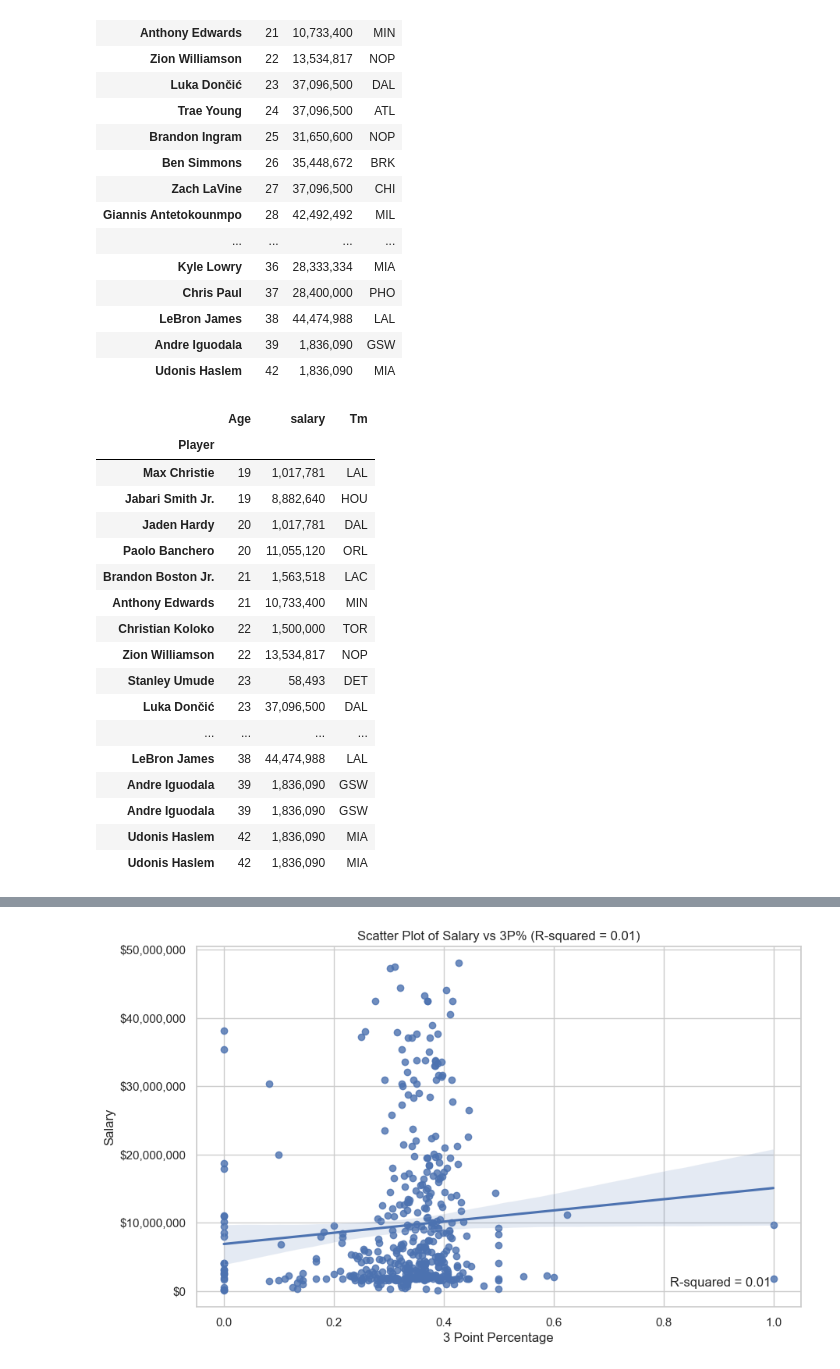
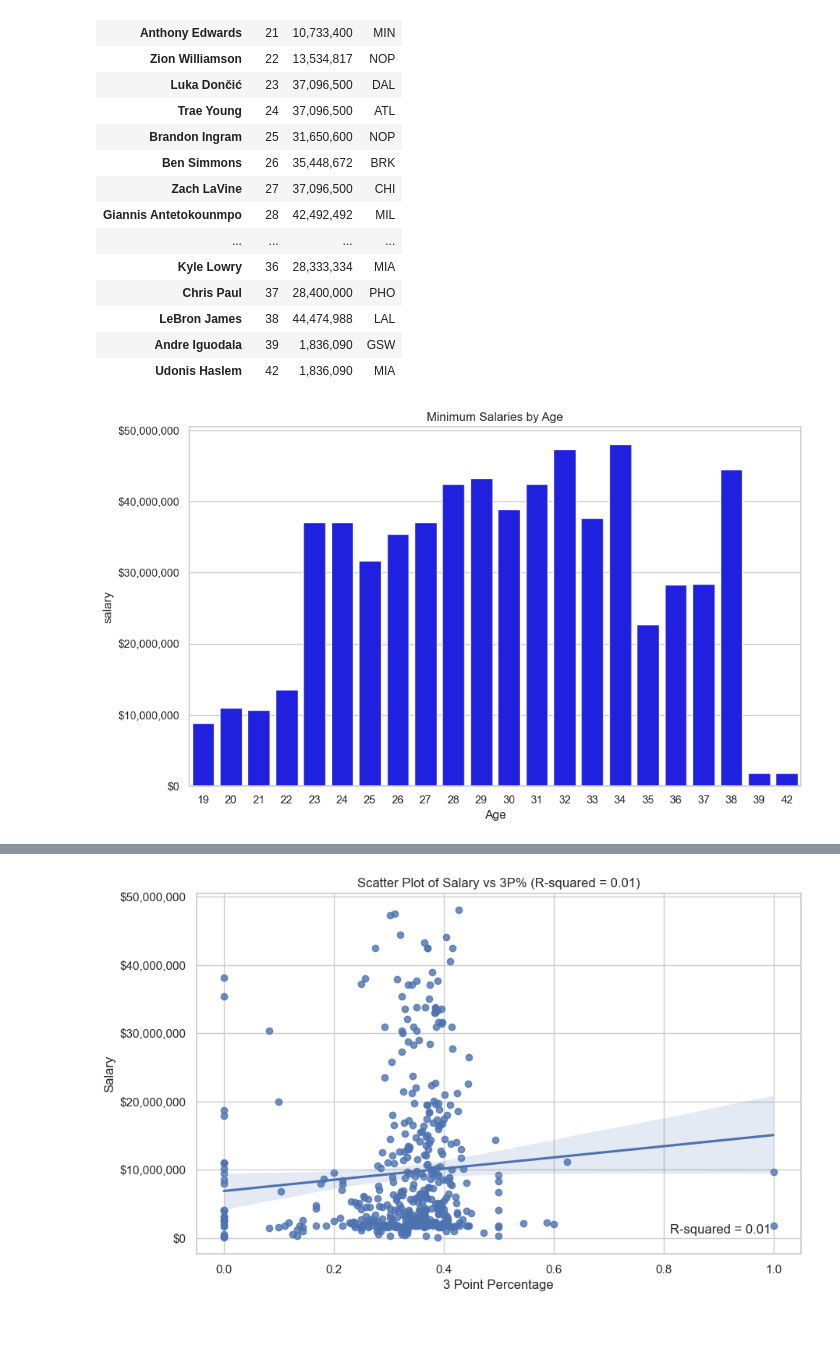
Before and after one commit to Harg-Ryan/NBA-Salary-Exploratory-Analysis-2022_23-Season, a Jupyter notebook: notebooks/NBASalaryAnalysisReport.ipynb, the cells around one changed output, grey strips where cells are left out. Drawn from its saved outputs; the diff is of its cells as text; code cells hidden in the pictures; blank space fills up the shorter version.

```diff
--- a/notebooks/NBASalaryAnalysisReport.ipynb
+++ b/notebooks/NBASalaryAnalysisReport.ipynb
@@ -472,27 +476,22 @@ side_by_side(min, max)
 | LeBron James | 38 | 44,474,988 | LAL |
 | Andre Iguodala | 39 | 1,836,090 | GSW |
 | Udonis Haslem | 42 | 1,836,090 | MIA |
-# %%
-result = pd.concat([min, max])
-
-result = result.sort_values(by='Age')
-result
-# %% [output]
-|  | Age | salary | Tm |
-| Player |  |  |  |
-| Max Christie | 19 | 1,017,781 | LAL |
-| Jabari Smith Jr. | 19 | 8,882,640 | HOU |
-| Jaden Hardy | 20 | 1,017,781 | DAL |
-| Paolo Banchero | 20 | 11,055,120 | ORL |
-| Brandon Boston Jr. | 21 | 1,563,518 | LAC |
-| Anthony Edwards | 21 | 10,733,400 | MIN |
-| Christian Koloko | 22 | 1,500,000 | TOR |
-| Zion Williamson | 22 | 13,534,817 | NOP |
-| Stanley Umude | 23 | 58,493 | DET |
-| Luka Dončić | 23 | 37,096,500 | DAL |
-| ... | ... | ... | ... |
-| LeBron James | 38 | 44,474,988 | LAL |
-| Andre Iguodala | 39 | 1,836,090 | GSW |
-| Andre Iguodala | 39 | 1,836,090 | GSW |
-| Udonis Haslem | 42 | 1,836,090 | MIA |
-| Udonis Haslem | 42 | 1,836,090 | MIA |
+# %%
+test_max = df.loc[max_salary_indices, ['Age', 'salary']]
+
+plt.figure(figsize=(10,6))
+sns.set(style="whitegrid")
+
+sal_plot = sns.barplot(data=test_max, x='Age', y='salary', color='blue')
+
+# Customize y-axis tick formatting as dollar values
+def dollar_format(x, pos):
+    return '${:,.0f}'.format(x)
+
+sal_plot.yaxis.set_major_formatter(ticker.FuncFormatter(dollar_format))
+
+plt.title('Minimum Salaries by Age')
+plt.tight_layout()
+plt.show()
+# %% [output]
+[figure, added]
```
Also changed, not shown: parts of 34 cells of this notebook, 1 other file.
